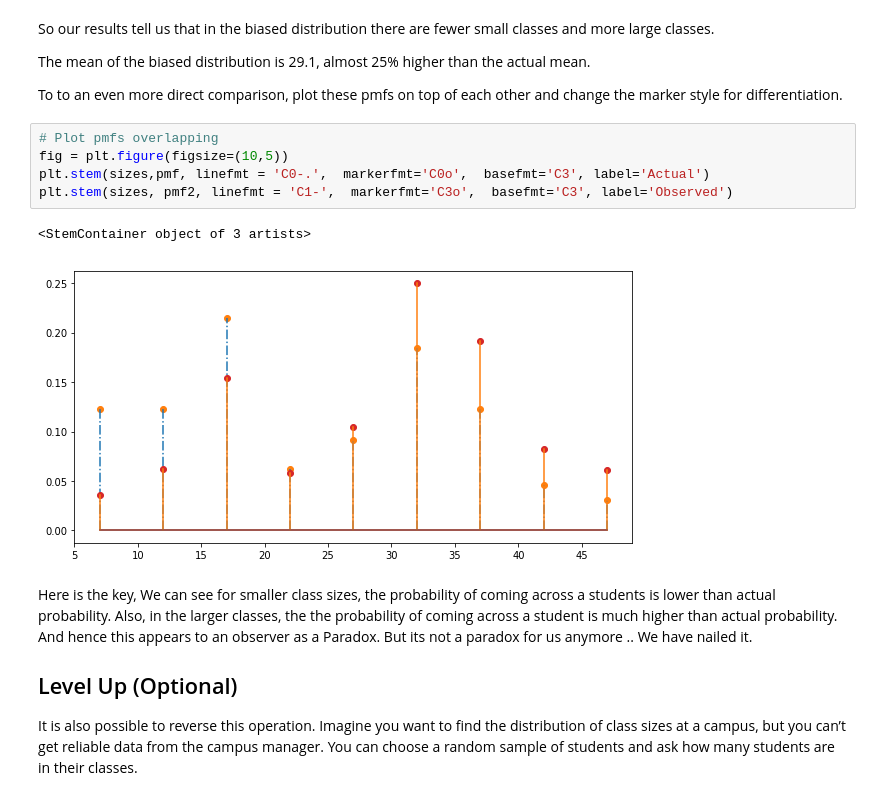
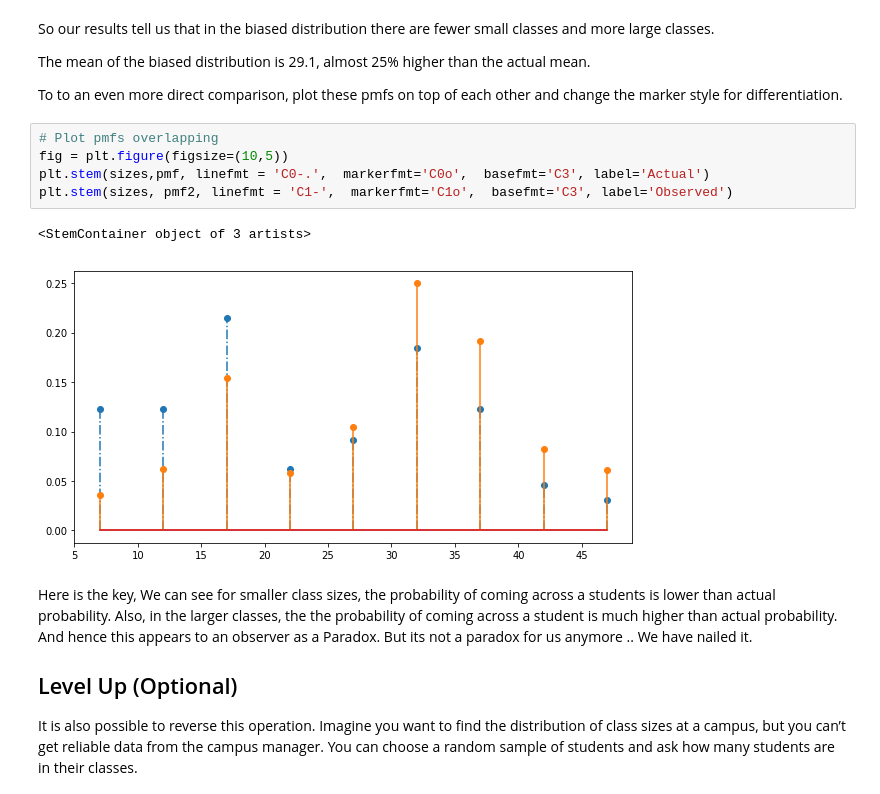
Before and after one commit to georgewillben/dsc-0-09-07-stats-pmf-lab-online-ds-pt-100118, a Jupyter notebook: index.ipynb, the cells around one changed output. Cells and saved outputs as stored; diff of their text form.

```diff
--- a/index.ipynb
+++ b/index.ipynb
@@ -200,11 +200,11 @@ To to an even more direct comparison, plot these pmfs on top of each other and c
 # %%
 # Plot pmfs overlapping
 fig = plt.figure(figsize=(10,5))
 plt.stem(sizes,pmf, linefmt = 'C0-.',  markerfmt='C0o',  basefmt='C3', label='Actual')
-plt.stem(sizes, pmf2, linefmt = 'C1-',  markerfmt='C3o',  basefmt='C3', label='Observed')
+plt.stem(sizes, pmf2, linefmt = 'C1-',  markerfmt='C1o',  basefmt='C3', label='Observed')
 # %% [output]
 <StemContainer object of 3 artists>
-[figure, old version]
+[figure, new version]
 # %% [markdown]
 Here is the key, We can see for smaller class sizes, the probability of coming across a students is lower than actual probability. Also, in the larger classes, the the probability of coming across a student is much higher than actual probability. And hence this appears to an observer as a Paradox. But its not a paradox for us anymore .. We have nailed it.
 
```
